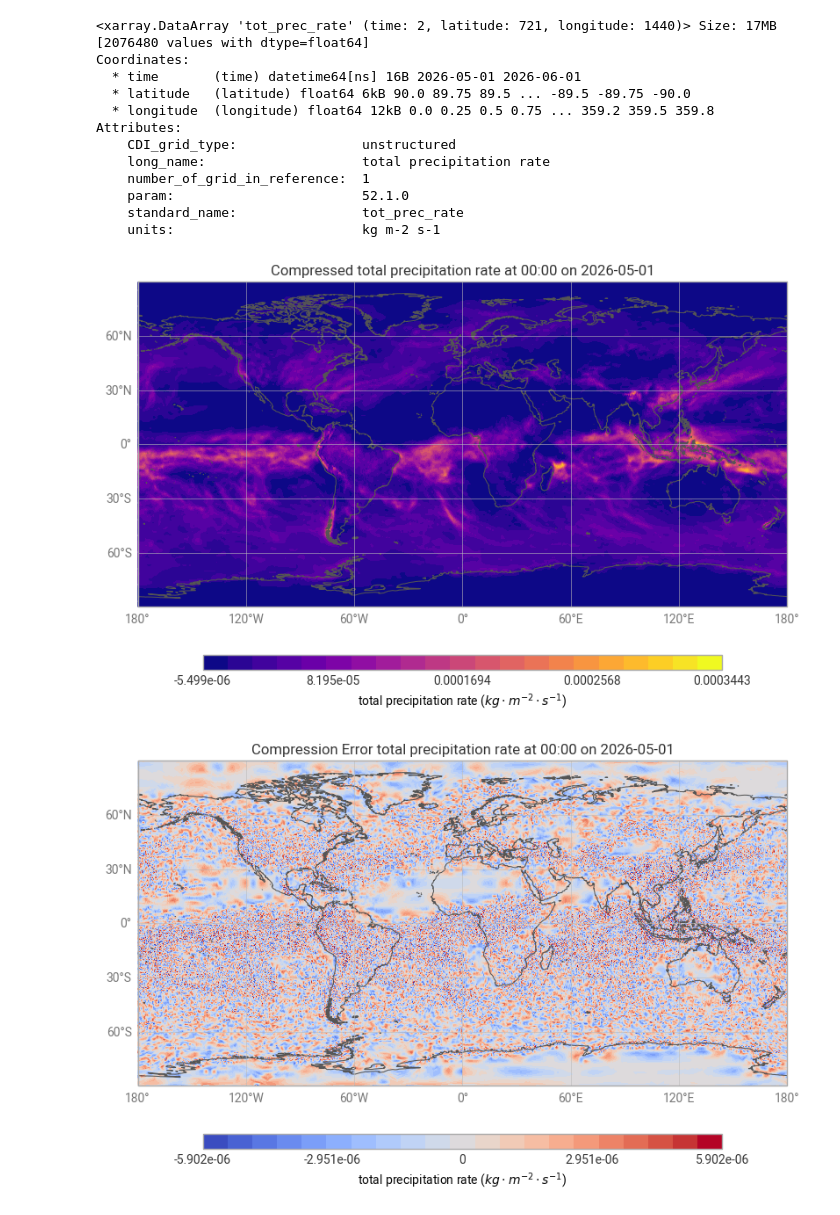
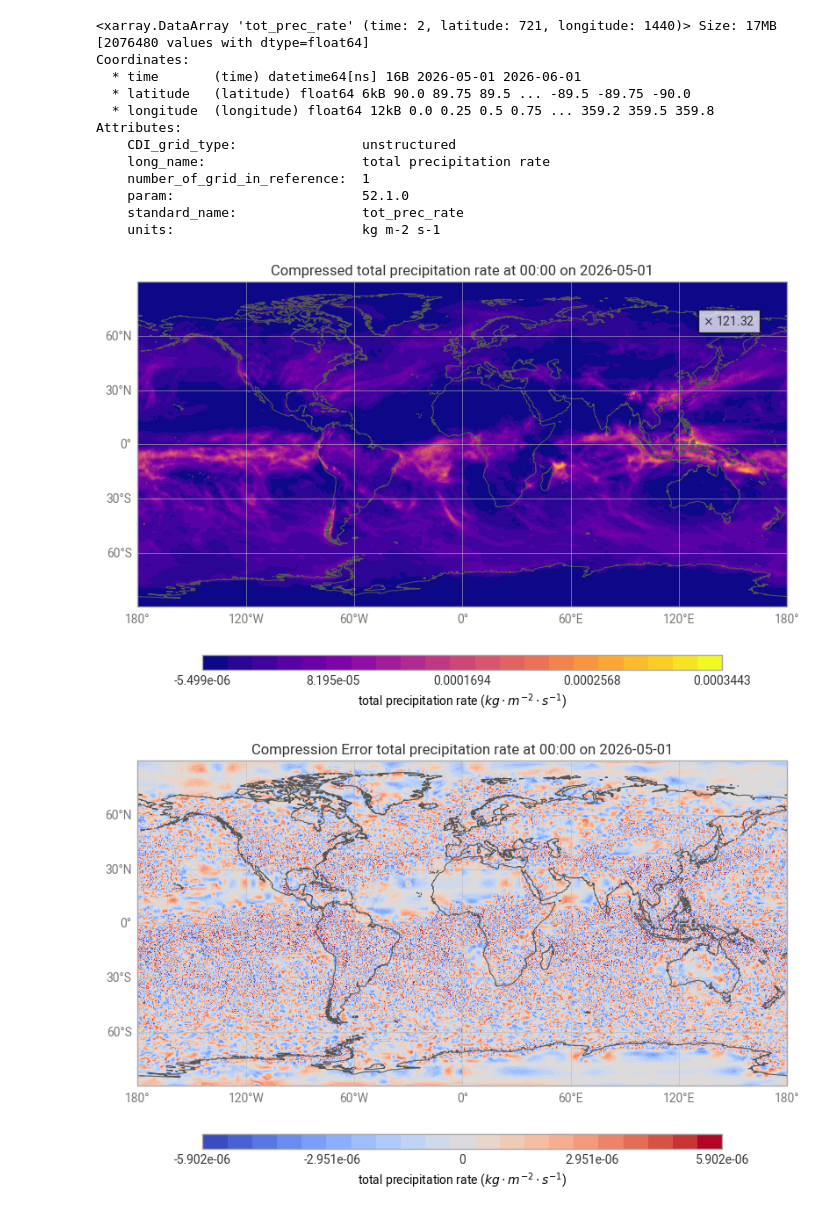
Before and after one commit to climet-eu/egu26-compression-sc2-5, a Jupyter notebook: compression.ipynb, the cells around one changed output. Drawn from its saved outputs; the diff is of its cells as text; code cells hidden in the pictures.

Commit message:
Adapt notebook for local datasets

```diff
--- a/compression.ipynb
+++ b/compression.ipynb
@@ -59,15 +9,15 @@ def open_data_array(domain: str, name: str) -> xr.DataArray:
 # %%
 DATASET_PATHS = [
-    ("hplp", "hplp_ml_regridded_q_025deg_levels_10_137_steps_228_240.nc"),
-    ("hplp", "hplp_sfc_regridded_t_025deg_steps_228_240.nc"),
-    ("hplp", "hplp_sfc_regridded_tp_025deg_steps_228_240.nc"),
-    ("OpenIFS", "OpenIFS_pl_regridded_q_025deg_steps_114_120_levels_100_1000.nc"),
-    ("OpenIFS", "OpenIFS_sfc_regridded_t_025deg_steps_114_120.nc"),
-    ("OpenIFS", "OpenIFS_sfc_regridded_tp_025deg_steps_114_120.nc"),
-    ("NextGEMS_EW3_ICON_ngc4008", "NextGEMS_regridded_hus_025deg_steps_44_45.nc"),
-    ("NextGEMS_EW3_ICON_ngc4008", "NextGEMS_regridded_pr_025deg_steps_44_45.nc"),
-    ("ICON-XPP", "ICONXPP_regridded_t_025deg_steps_2026-05_06.nc"),
-    ("ICON-XPP", "ICONXPP_regridded_tp_025deg_steps_2026-05_06.nc"),
+    data / "hplp_ml_regridded_q_025deg_levels_10_137_steps_228_240.nc",
+    data / "hplp_sfc_regridded_t_025deg_steps_228_240.nc",
+    data / "hplp_sfc_regridded_tp_025deg_steps_228_240.nc",
+    data / "OpenIFS_pl_regridded_q_025deg_steps_114_120_levels_100_1000.nc",
+    data / "OpenIFS_sfc_regridded_t_025deg_steps_114_120.nc",
+    data / "OpenIFS_sfc_regridded_tp_025deg_steps_114_120.nc",
+    data / "NextGEMS_regridded_hus_025deg_steps_44_45.nc",
+    data / "NextGEMS_regridded_pr_025deg_steps_44_45.nc",
+    data / "ICONXPP_regridded_t_025deg_steps_2026-05_06.nc",
+    data / "ICONXPP_regridded_tp_025deg_steps_2026-05_06.nc",
 ]
 # %%
 import copy
@@ -84,6 +34,7 @@ def quickplot(
     error: bool = False,
     title: str = "{default_title}",
     time: None | str = None,
+    cr: None | float = None,
     **kwargs,
 ) -> None:
     if "x" not in kwargs:
@@ -166,6 +117,17 @@ def quickplot(
     chart.legend()
     chart.title(title.format(default_title=chart._default_title_template))
 
+    if cr is not None:
+        t = chart.ax.text(
+            0.95,
+            0.9,
+            rf"$\times$ {np.round(cr, 2)}",
+            ha="right",
+            va="top",
+            transform=chart.ax.transAxes,
+        )
+        t.set_bbox(dict(facecolor="white", alpha=0.75, edgecolor="black"))
+
     chart.show()
 
     plt.clf()
@@ -182,7 +135,12 @@ def quickplot(
 # %%
 for path in DATASET_PATHS:
-    with open_data_array(*path) as da:
-        quickplot(da)
+    # all example datasets are regridded to regular latitude-longitude grids in NetCDF4 format
+    ds = xr.open_dataset(path, engine="netcdf4")
+    # all example datasets only contain a single variable
+    (var,) = list(ds)
+    da = ds[var]
+
+    quickplot(da)
 # %% [output]
 [figure]
 [figure]
@@ -234,16 +182,18 @@ Attributes:
 # %%
 codec = Sz3(eb_mode="rel", eb_rel=0.01)
 
 da_enc = codec.encode(da.values)
 da_dec = da.copy(data=codec.decode(da_enc))
 
-quickplot(da_dec, title="Compressed {default_title}")
+quickplot(
+    da_dec, title="Compressed {default_title}", cr=da.nbytes / np.asarray(da_enc).nbytes
+)
 
 da_err = da_dec - da
 
 quickplot(da_err, title="Compression Error {default_title}", error=True)
 # %% [output]
-[figure, old version]
+[figure, new version]
 [figure]
 # %%
 sg = SafeguardedCodec(
```
Also changed, not shown: parts of 11 cells of this notebook, 4 other files.
